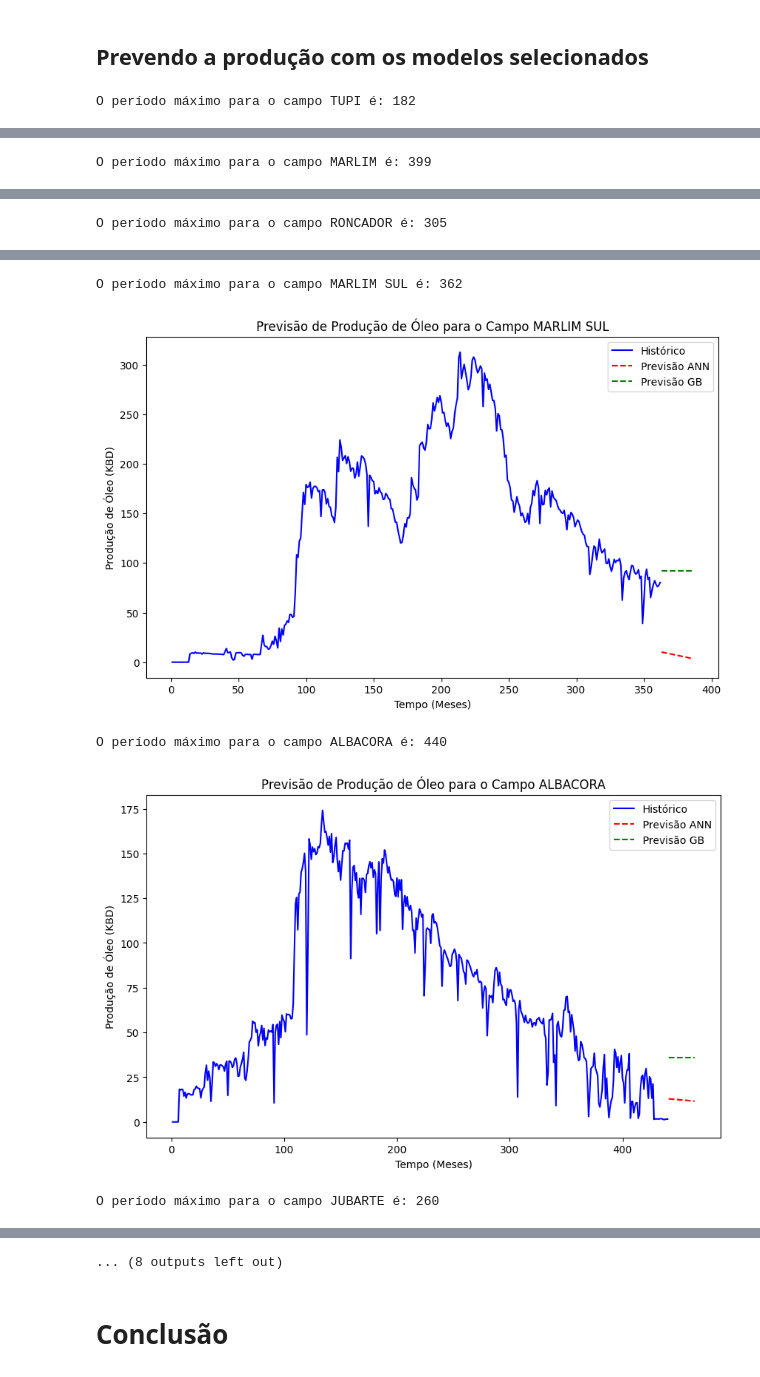
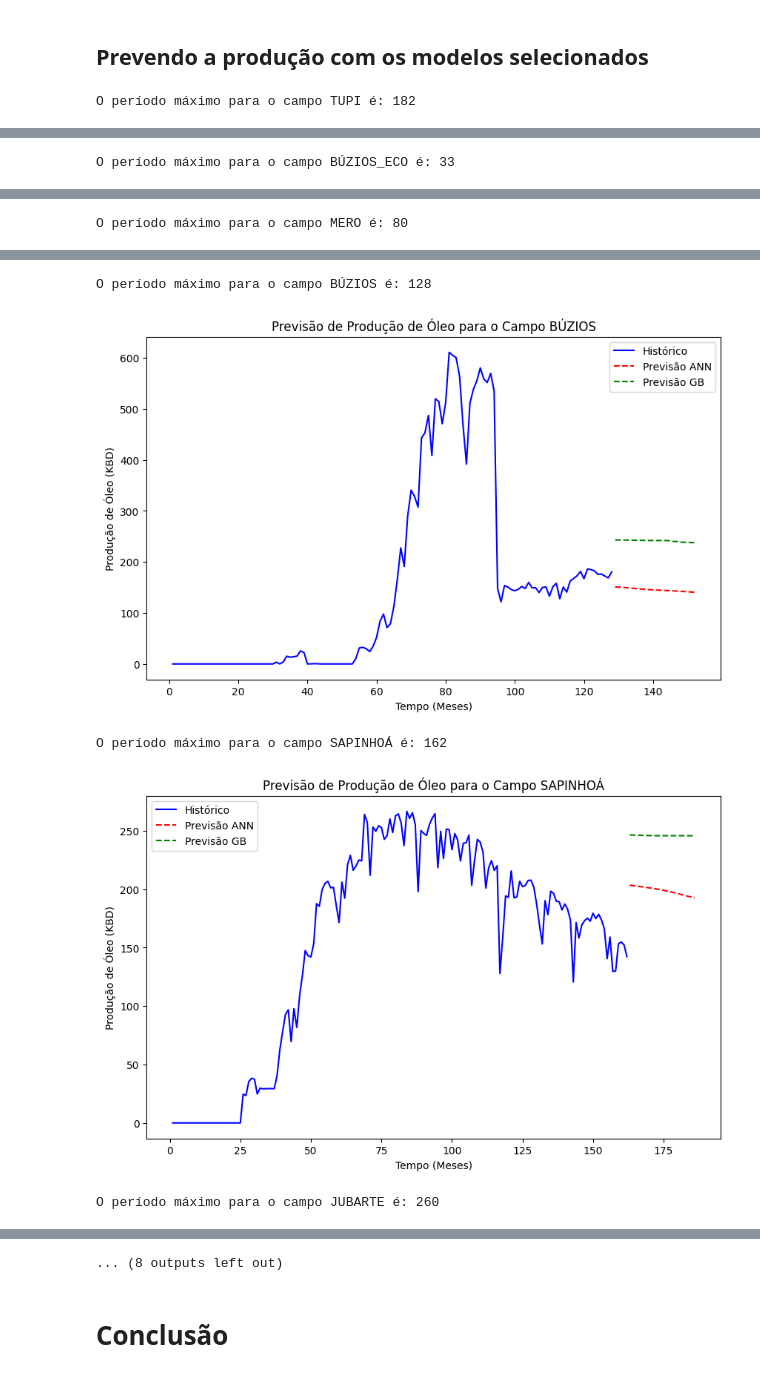
Before and after one commit to brainopensource/datascience-mvp, a Jupyter notebook: MVP_Machine_Learning_&_Analytics.ipynb, the cells around one changed output, grey strips where cells are left out. Cells and saved outputs as stored; diff of their text form; code cells hidden in the pictures.

```diff
--- a/MVP_Machine_Learning_&_Analytics.ipynb
+++ b/MVP_Machine_Learning_&_Analytics.ipynb
@@ -968,7 +970,7 @@ Previsão de produção acumulada para o campo MARLIM SUL no mês 374: 1458396.7
 from sklearn.neural_network import MLPRegressor
 
 # Criando e treinando o modelo de rede neural
-model_ann_a = MLPRegressor(hidden_layer_sizes=(50,), max_iter=300, learning_rate_init=0.001, learning_rate='adaptive', random_state=42)
+model_ann_a = MLPRegressor(hidden_layer_sizes=(50,), max_iter=200, learning_rate_init=0.001, learning_rate='adaptive', random_state=42)
 
 model_ann_a.fit(X_train, y_train)
 
@@ -1172,7 +1174,7 @@ R2: 0.8548568063184594
 # %%
 # Criando e treinando o modelo de rede neural com múltiplas camadas
 model_ann_b = MLPRegressor(hidden_layer_sizes=(100,),
-                               max_iter=600,
+                               max_iter=200,
                                learning_rate_init=0.001,
                                learning_rate='adaptive',
                                random_state=42)
@@ -1189,7 +1191,7 @@ mse_ann_b = mean_squared_error(y_test, y_pred_ann_multi)
 r2_ann_b = r2_score(y_test, y_pred_ann_multi)
 
 # Exibindo as métricas
-print(f'MAE (Multilayer): {mae_ann_b}')
-print(f'MSE (Multilayer): {mse_ann_b}')
-print(f'R² (Multilayer): {r2_ann_b}')
+print(f'MAE: {mae_ann_b}')
+print(f'MSE: {mse_ann_b}')
+print(f'R²: {r2_ann_b}')
 # %% [output]
@@ -1452,16 +1425,16 @@ print(f'MSE (Multilayer): {mse_ann_c}')
 print(f'R² (Multilayer): {r2_ann_c}')
 
 
-# COMENTADO PARA OTIMIZAR A EXECUÇÃO DO NOTEBOOK (Demora aprox 1 hora no Colab)
+# COMENTADO PARA OTIMIZAR A EXECUÇÃO DO NOTEBOOK (Demora aprox 8 horas no Colab e muitas vezes dá crash)
 
 """
 # Definindo o modelo base
-model_ann_multi = MLPRegressor(random_state=42)
+model_ann_c = MLPRegressor(random_state=42)
 
 # Definindo o espaço de busca dos hiperparâmetros
 param_distributions = {
-    'hidden_layer_sizes': [(50,), (100,), (100, 100)],  # Camadas ocultas
-    'max_iter': [300, 600, 1000],  # Número de iterações
+    'hidden_layer_sizes': [(100,)],  # Camadas ocultas
+    'max_iter': [200, 600, 1000],  # Número de iterações
     'learning_rate': ['adaptive'],  # Taxa de aprendizado
     'activation': ['relu', 'tanh'],  # Funções de ativação
     'solver': ['adam', 'lbfgs'],  # Algoritmos de otimização
@@ -1469,13 +1442,16 @@ param_distributions = {
     'batch_size': ['auto', 32, 64]  # Tamanho do lote
 }
 
-# Usando RandomizedSearchCV para explorar aleatoriamente as combinações de parâmetros
+# Definindo a validação cruzada TimeSeriesSplit
+tscv = TimeSeriesSplit(n_splits=5)  # 5 splits pode ser ajustado conforme necessário
+
+# Usando RandomizedSearchCV com TimeSeriesSplit
 random_search_ann = RandomizedSearchCV(
-    estimator=model_ann_multi,
+    estimator=model_ann_c,
     param_distributions=param_distributions,
     n_iter=10,  # Número de tentativas aleatórias
-    cv=5,  # 3 folds de validação cruzada
-    scoring='r2',
+    cv=tscv,  # Usando TimeSeriesSplit para validação cruzada
+    scoring='neg_mean_squared_error',
     n_jobs=-1,
     verbose=1,
     random_state=42
@@ -1495,13 +1471,13 @@ best_model_ann = random_search_ann.best_estimator_
 y_pred_ann_multi = best_model_ann.predict(X_test)
 
 # Avaliando o modelo
-mae_ann_multi = mean_absolute_error(y_test, y_pred_ann_multi)
-mse_ann_multi = mean_squared_error(y_test, y_pred_ann_multi)
-r2_ann_multi = r2_score(y_test, y_pred_ann_multi)
+mae_ann_c = mean_absolute_error(y_test, y_pred_ann_multi)
+mse_ann_c = mean_squared_error(y_test, y_pred_ann_multi)
+r2_ann_c = r2_score(y_test, y_pred_ann_multi)
 
 # Exibindo as métricas
-print(f'MAE (Multilayer): {mae_ann_multi}')
-print(f'MSE (Multilayer): {mse_ann_multi}')
-print(f'R² (Multilayer): {r2_ann_multi}')
+print(f'MAE (Multilayer): {mae_ann_c}')
+print(f'MSE (Multilayer): {mse_ann_c}')
+print(f'R² (Multilayer): {r2_ann_c}')
 """
 # %% [output]
@@ -1584,7 +1538,7 @@ display(df_combined)
 ## Prevendo a produção com os modelos selecionados
 # %%
 # Gerando previsões para os próximos 24 meses para cada campo
-for campo in campos_lista_ordenada[:10]:
+for campo in ['TUPI', 'BÚZIOS_ECO', 'MERO', 'BÚZIOS', 'SAPINHOÁ', 'JUBARTE', 'RONCADOR', 'SÉPIA_ECO', 'PEREGRINO', 'MARLIM SUL']:
     # Filtrando o dataframe para o campo específico
     df_campo = df_fields[df_fields['campo'] == campo]
 
@@ -1632 +1586 @@ O período máximo para o campo TUPI é: 182
-O período máximo para o campo MARLIM é: 399
+O período máximo para o campo BÚZIOS_ECO é: 33
@@ -1634 +1588 @@ O período máximo para o campo MARLIM é: 399
-O período máximo para o campo RONCADOR é: 305
+O período máximo para o campo MERO é: 80
@@ -1636,5 +1590,5 @@ O período máximo para o campo RONCADOR é: 305
-O período máximo para o campo MARLIM SUL é: 362
+O período máximo para o campo BÚZIOS é: 128
-[figure, old version]
+[figure, new version]
-O período máximo para o campo ALBACORA é: 440
+O período máximo para o campo SAPINHOÁ é: 162
-[figure, old version]
+[figure, new version]
 O período máximo para o campo JUBARTE é: 260
```
Also changed, not shown: parts of 25 cells of this notebook.
